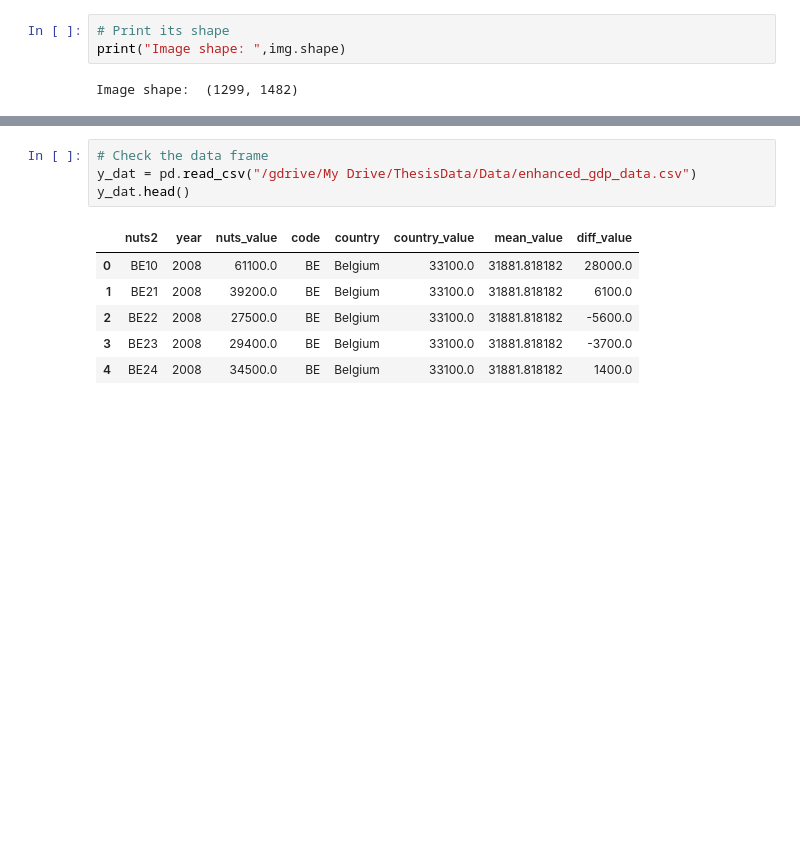
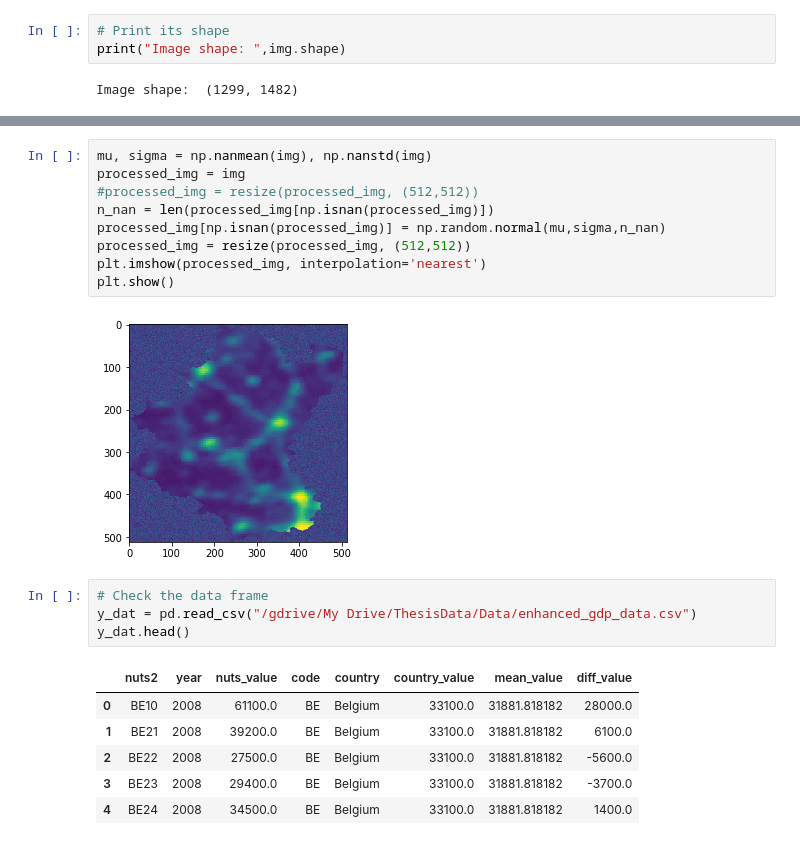
Before and after one commit to maxjonasbehrens/master_thesis_code, a Jupyter notebook: NeuralNetTrain/ee_import.ipynb, the cells around one changed output, grey strips where cells are left out. Drawn from its saved outputs; the diff is of its cells as text; blank space fills up the shorter version.

```diff
--- a/NeuralNetTrain/ee_import.ipynb
+++ b/NeuralNetTrain/ee_import.ipynb
@@ -80,3 +81,14 @@ plt.show()
+# %%
+mu, sigma = np.nanmean(img), np.nanstd(img)
+processed_img = img
+#processed_img = resize(processed_img, (512,512))
+n_nan = len(processed_img[np.isnan(processed_img)])
+processed_img[np.isnan(processed_img)] = np.random.normal(mu,sigma,n_nan)
+processed_img = resize(processed_img, (512,512))
+plt.imshow(processed_img, interpolation='nearest')
+plt.show()
+# %% [output]
+[figure, added]
 # %%
 # Check the data frame
 y_dat = pd.read_csv("/gdrive/My Drive/ThesisData/Data/enhanced_gdp_data.csv")
```
Also changed, not shown: parts of 16 cells of this notebook.
